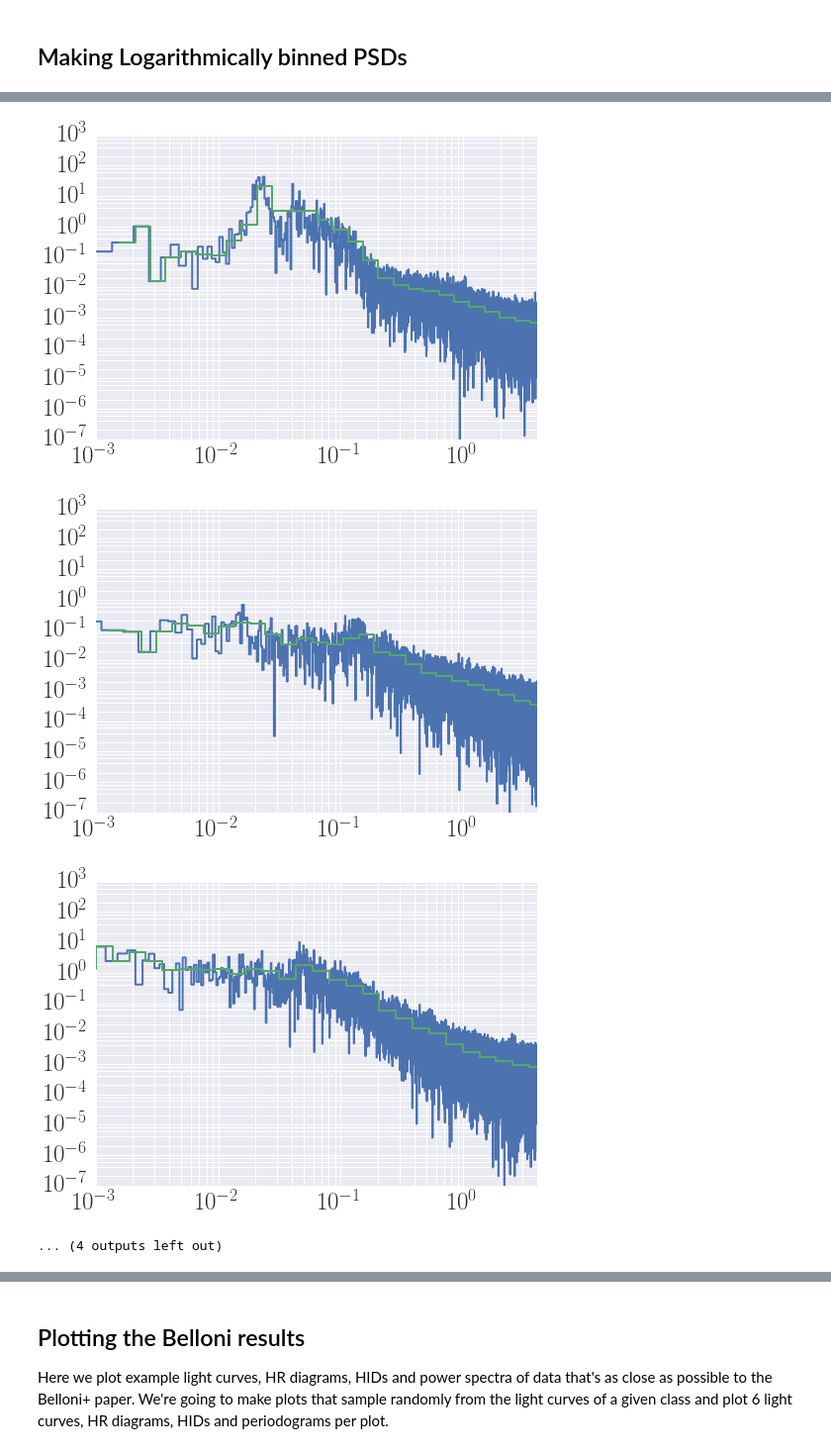
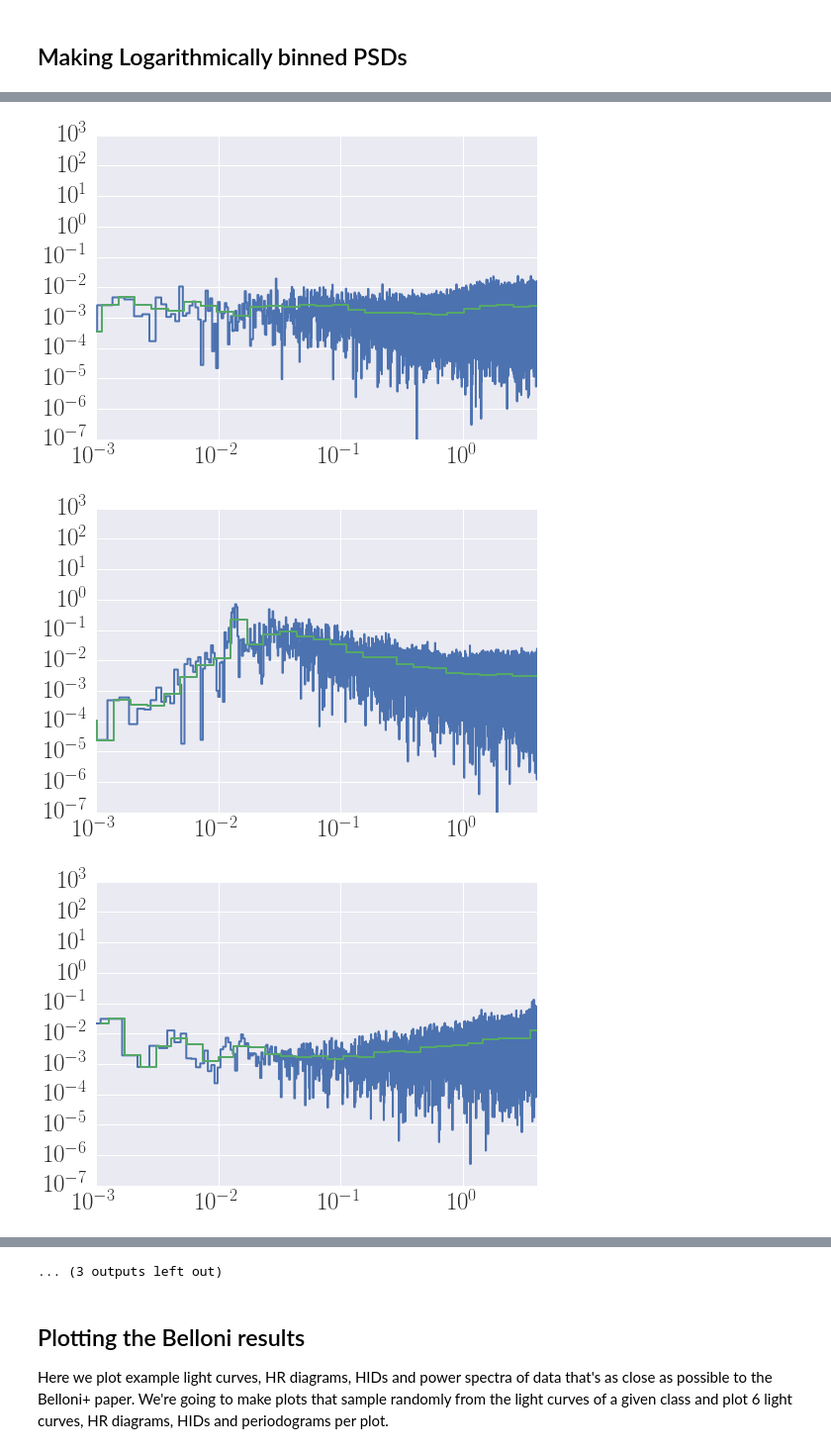
Before and after one commit to dhuppenkothen/BlackHoleMagic, a Jupyter notebook: GRS1915_DataVisualisation.ipynb, the cells around one changed output, grey strips where cells are left out. Shown at 99% size. Drawn from its saved outputs; the diff is of its cells as text; code cells hidden in the pictures.

```diff
--- a/GRS1915_DataVisualisation.ipynb
+++ b/GRS1915_DataVisualisation.ipynb
@@ -307,13 +351,14 @@ alpha_nr: -0.530460861167
 # %%
-for d in d_all[:30]:
+for d in d_all_unique:
     state = d[1]
     data = d[0]
     times = data[:,0]
     counts = data[:,1]
     low_counts = data[:,2]
-    high_counts = data[:,3]
-    hr1 = low_counts/counts
-    hr2 = high_counts/counts
+    mid_counts = data[:,3]
+    high_counts = data[:,4]
+    hr1 = mid_counts/low_counts
+    hr2 = high_counts/low_counts
 
     (mu_nr, sigma1_nr,
          sigma2_nr, alpha_nr) = fit_bivariate_normal(hr1, hr2, robust=False)
@@ -345,4 +390,7 @@ for d in d_all[:30]:
     #print(np.transpose(h).shape)
     plt.figure()
     plt.pcolormesh(xedges,yedges,h,cmap='BuPu')
+
+    plt.savefig(datadir+"grs1915_hrfit_%s_2dhist.pdf"%state, format="pdf")
+    plt.close()
 # %% [output]
@@ -381,8 +417,8 @@ alpha_nr: -0.623754055597
 Following Belloni+ 2000, let's make some Hardness-Intensity diagrams.
 # %%
 bins = 40
-hr2_min = 0.1
-hr2_max = 1.5
+hr2_min = 0.0
+hr2_max = 4.5
 cmin= 0.0
 cmax = 6000.0
 for d in d_all_unique:
@@ -390,7 +426,7 @@ for d in d_all_unique:
     label = d[1]
     times = data[:,0]
     counts = data[:,1]
-    hr2 = data[:,3]/data[:,2]
+    hr2 = data[:,4]/data[:,2]
     plt.figure()
     #plt.scatter(hr2, counts)
     h, xedges, yedges = np.histogram2d(hr2, counts, bins=bins,
@@ -404,3 +440,6 @@ for d in d_all_unique:
     #print(np.transpose(h).shape)
     #plt.figure()
     plt.pcolormesh(xedges,yedges,h,cmap='BuPu')
+
+    plt.savefig(datadir+"grs1915_hid_%s_2dhist.pdf"%state, format="pdf")
+    plt.close()
@@ -429,7 +454,8 @@ First, let's look at the average count rate and the total variance in the light
 
 We're going to start by extracting segments to augment our data set. Right now, we're not concerned with training versus test sets, just with properties of the entire data set, so we'll work on the entire set of labelled data.
 # %%
-seg, labels = grs1915_utils.extract_segments(d_all, seg_length=256., overlap=64.)
+import feature_extraction
+seg, labels = feature_extraction.extract_segments(d_all, seg_length=1024., overlap=128.)
 labels_unique,labels_numeric = np.unique(labels, return_inverse=True)
 # %% [markdown]
 Next, we're going to look at the mean count rate, median count rate and total variance in the light curve. For all of the stuff below, we're looking at the 2-13 keV light curve only.
@@ -473,6 +499,9 @@ for s in seg:
     dt = s[1:,0] - s[:-1,0]
     dt = np.min(dt)
     ps = powerspectrum.PowerSpectrum(s[:,0], counts=s[:,1]*dt, norm="rms")
+    ps.freq = np.array(ps.freq)
+    ps.ps = np.array(ps.ps)
+    ps.ps = ps.ps*ps.freq
 
     if len(ps.freq) < 1024:
         print("i: " + str(i))
@@ -548,11 +577,14 @@ for d in d_all_unique:
     times = data[:,0]
     dt = times[1:] - times[:-1]
     dt = np.min(dt)
-    print("dt: " + str(dt))
-    print("tseg: " + str(times[-1]-times[0]))
+    #print("dt: " + str(dt))
+    #print("tseg: " + str(times[-1]-times[0]))
     counts = data[:,1]*dt
 
     ps = powerspectrum.PowerSpectrum(times, counts=counts, norm="rms")
+    ps.freq = np.array(ps.freq)
+    ps.ps = np.array(ps.ps)
+    ps.ps = ps.freq*ps.ps
 
     plt.figure()
     plt.loglog(ps.freq[1:], ps.ps[1:], lw=2, linestyle="steps-mid")
@@ -561,10 +593,10 @@ for d in d_all_unique:
     binfreq = np.logspace(np.log10(ps.freq[1]), np.log10(ps.freq[-1]), 30)
     binps, bin_edges, binno = scipy.stats.binned_statistic(ps.freq[1:], ps.ps[1:], statistic="mean", bins=binfreq)
 
-    print("freq: " + str(ps.freq[1:10]))
-    print("bins: " + str(binfreq[:10]))
-    print("bin_edges: " + str(bin_edges[:10]))
-    print("NaN! dt: %.3f,tseg: %.3f, ps: %.3f"%(dt,(times[-1] - times[0]), (np.log10(ps.freq[-1]) - np.log10(ps.freq[1]))))
+    #print("freq: " + str(ps.freq[1:10]))
+    #print("bins: " + str(binfreq[:10]))
+    #print("bin_edges: " + str(bin_edges[:10]))
+    #print("NaN! dt: %.3f,tseg: %.3f, ps: %.3f"%(dt,(times[-1] - times[0]), (np.log10(ps.freq[-1]) - np.log10(ps.freq[1]))))
 
     #print(binfreq)
     #print(len(binps))
@@ -600,4 +615,3 @@ NaN! dt: 0.125,tseg: 1167.750, ps: 3.493
-[figure, old version]
+[figure, new version]
-[figure, old version]
+[figure, new version]
-[figure, old version]
+[figure, new version]
-... (4 outputs left out)
@@ -604,3 +619,4 @@ NaN! dt: 0.125,tseg: 1167.750, ps: 3.493
+... (3 outputs left out)
 # %% [markdown]
 ## Plotting the Belloni results
 
```
Also changed, not shown: parts of 11 cells of this notebook, 6 other files.
